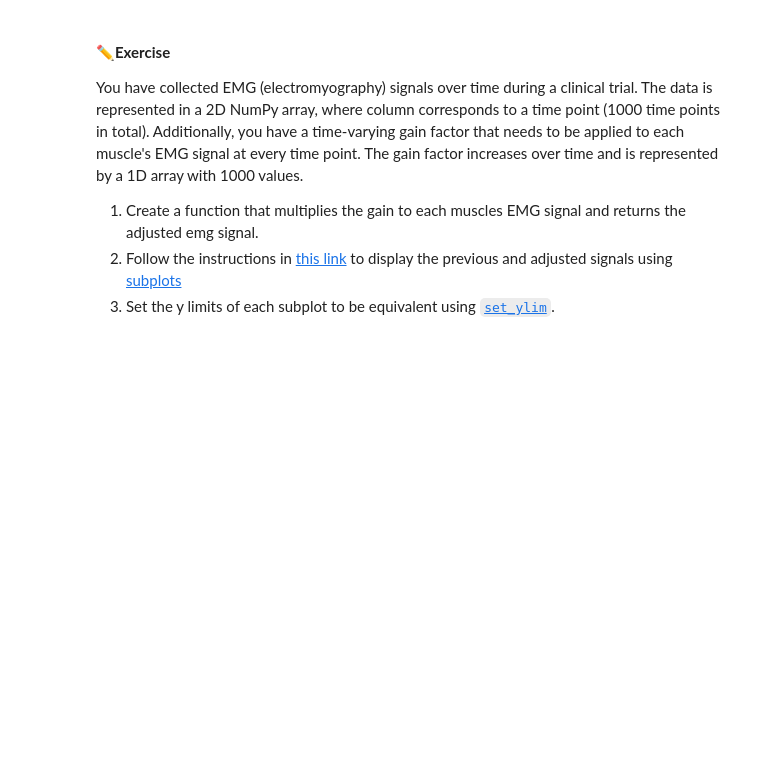
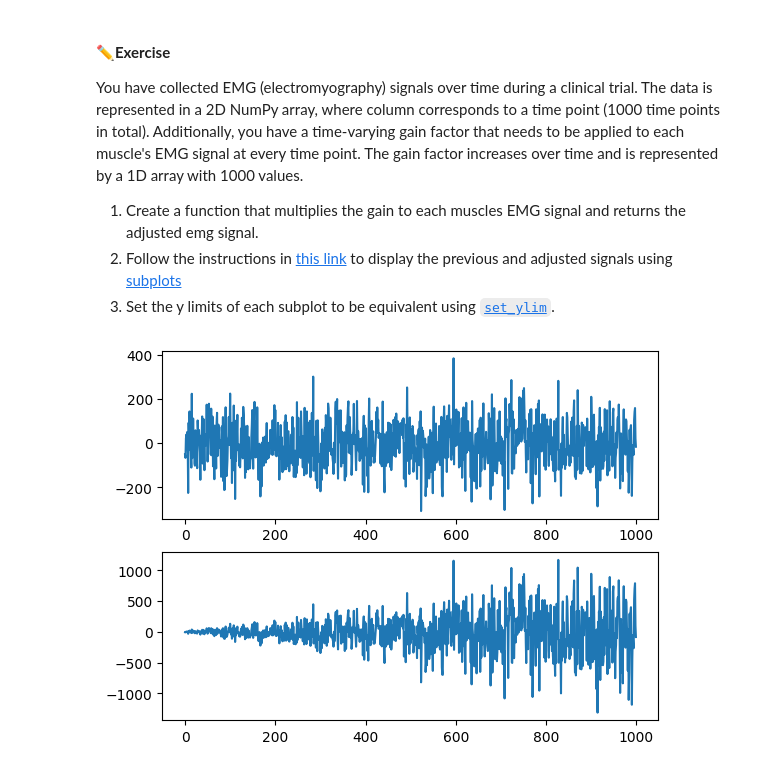
Before and after one commit to ambernguyen0222/BME3053C-Spring-2025, a Jupyter notebook: lessons-solved/03_Matplotlib_and_Numpy_02_07_2025.ipynb, the cells around one changed output. Saved outputs shown, nothing was run; the diff lists cells and outputs as text; code cells hidden in the pictures; blank space fills up the shorter version.

```diff
--- a/lessons-solved/03_Matplotlib_and_Numpy_02_07_2025.ipynb
+++ b/lessons-solved/03_Matplotlib_and_Numpy_02_07_2025.ipynb
@@ -211,5 +249,25 @@ You have collected EMG (electromyography) signals over time during a clinical tr
 # %%
 emg_data = np.random.randn(1000) * 100  # Generating random EMG-like data
 
 # Increasing gain factor
 gain_factor = np.linspace(0.1, 5, 1000)
+
+def apply_gain(signal,gain):
+  new_signal=signal*gain
+  return new_signal
+
+
+def plot_signals(signal,gain):
+
+  transformed_signal=apply_gain(signal, gain)
+
+  ax1 = plt.subplot(2,1,1)
+  ax1.plot(signal)
+
+  ax2 = plt.subplot(2,1,2, sharex=ax1)
+  ax2.plot(transformed_signal)
+
+
+plot_signals(emg_data,gain_factor)
+# %% [output]
+[figure, added]
```
Also changed, not shown: parts of 5 cells of this notebook.
